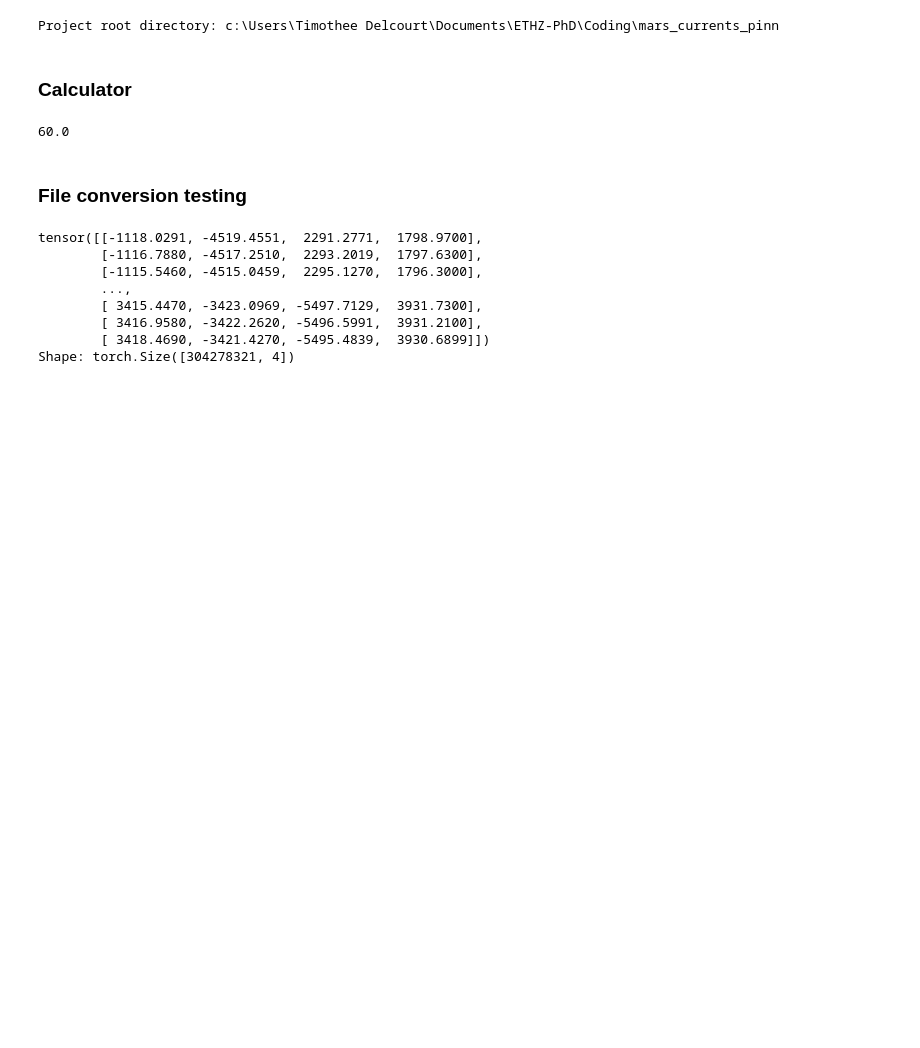
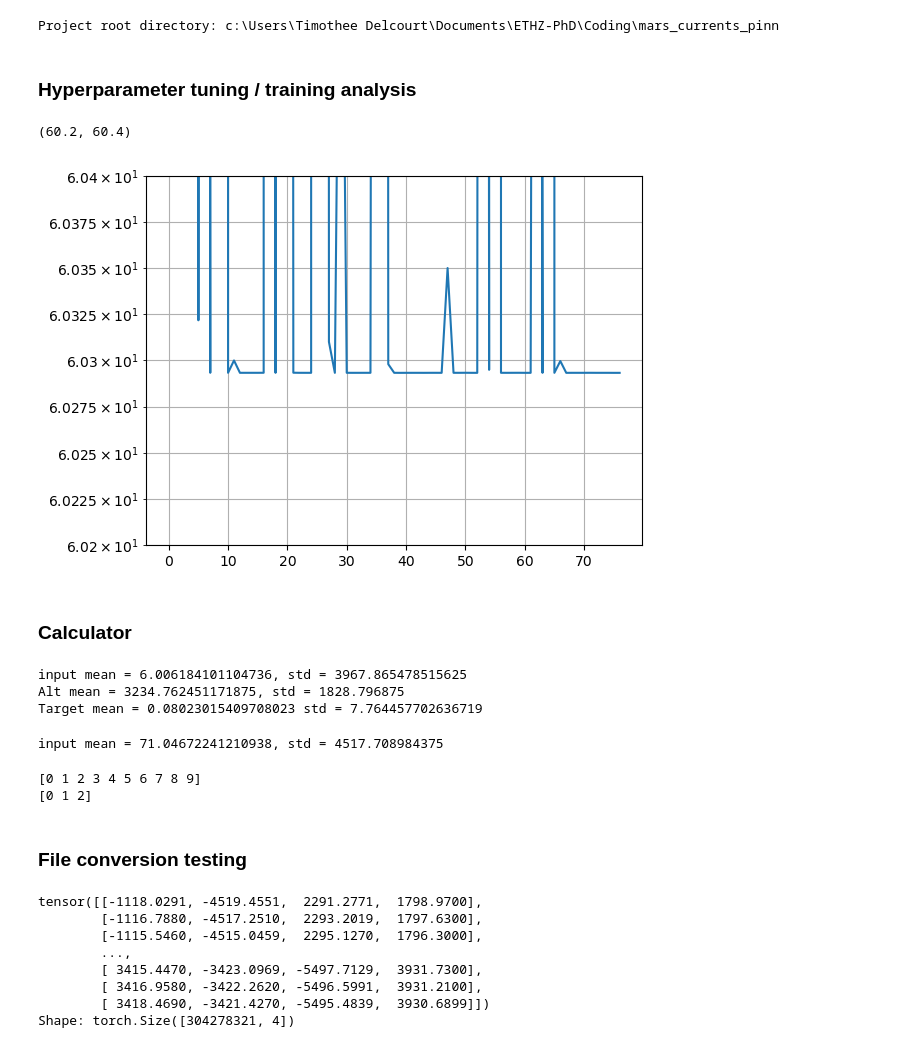
Before and after one commit to TimotheeDelcourt/mars_currents_pinn, a Jupyter notebook: scripts/playground.ipynb, the cells around one changed output. Cells and saved outputs as stored; diff of their text form; code cells hidden in the pictures; blank space fills up the shorter version.

```diff
--- a/scripts/playground.ipynb
+++ b/scripts/playground.ipynb
@@ -15,13 +15,47 @@ print("Project root directory:", os.getcwd())
 import scripts.data_conversion as dc
 # %% [output]
 Project root directory: c:\Users\Timothee Delcourt\Documents\ETHZ-PhD\Coding\mars_currents_pinn
+# %% [markdown]
+### Hyperparameter tuning / training analysis
+# %%
+bs = 4
+train_hist = np.load(f'models/PINN_ext_bootstrap_{bs}/training_history.npy')
+plt.plot(train_hist)
+plt.yscale('log')
+plt.grid(axis='both',which='both')
+# plt.ylim([train_hist[0],6.02933*1e1])
+plt.ylim([60.2,60.4])
+# %% [output]
+(60.2, 60.4)
+[figure, added]
 # %% [markdown]
 ### Calculator
 # %%
-a = 300 *12/60
-print(a)
+input = torch.load('data/position_mso.pt')
+print(f'input mean = {torch.mean(input)}, std = {torch.std(input)}')
+alt = torch.load('data/position_pc.pt')[:,0]
+alt = alt.unsqueeze(1)
+print(f'Alt mean = {torch.mean(alt)}, std = {torch.std(alt)}')
+crustal_field_mso = torch.load('data/crustal_field_mso.pt')
+observation_mso = torch.load('data/observation_mso.pt')
+target = observation_mso - crustal_field_mso
+print(f'Target mean = {torch.mean(target)} std = {torch.std(target)}')
 # %% [output]
-60.0
+input mean = 6.006184101104736, std = 3967.865478515625
+Alt mean = 3234.762451171875, std = 1828.796875
+Target mean = 0.08023015409708023 std = 7.764457702636719
+# %%
+col = 2
+print(f'input mean = {torch.mean(input[:,col])}, std = {torch.std(input[:,col])}')
+# %% [output]
+input mean = 71.04672241210938, std = 4517.708984375
+# %%
+a = np.arange(10)
+print(a)
+print(a[:3])
+# %% [output]
+[0 1 2 3 4 5 6 7 8 9]
+[0 1 2]
 # %%
 #weekly cost:
 gaswerk = 11.20
```
Also changed, not shown: parts of 2 cells of this notebook, 2 other files.
